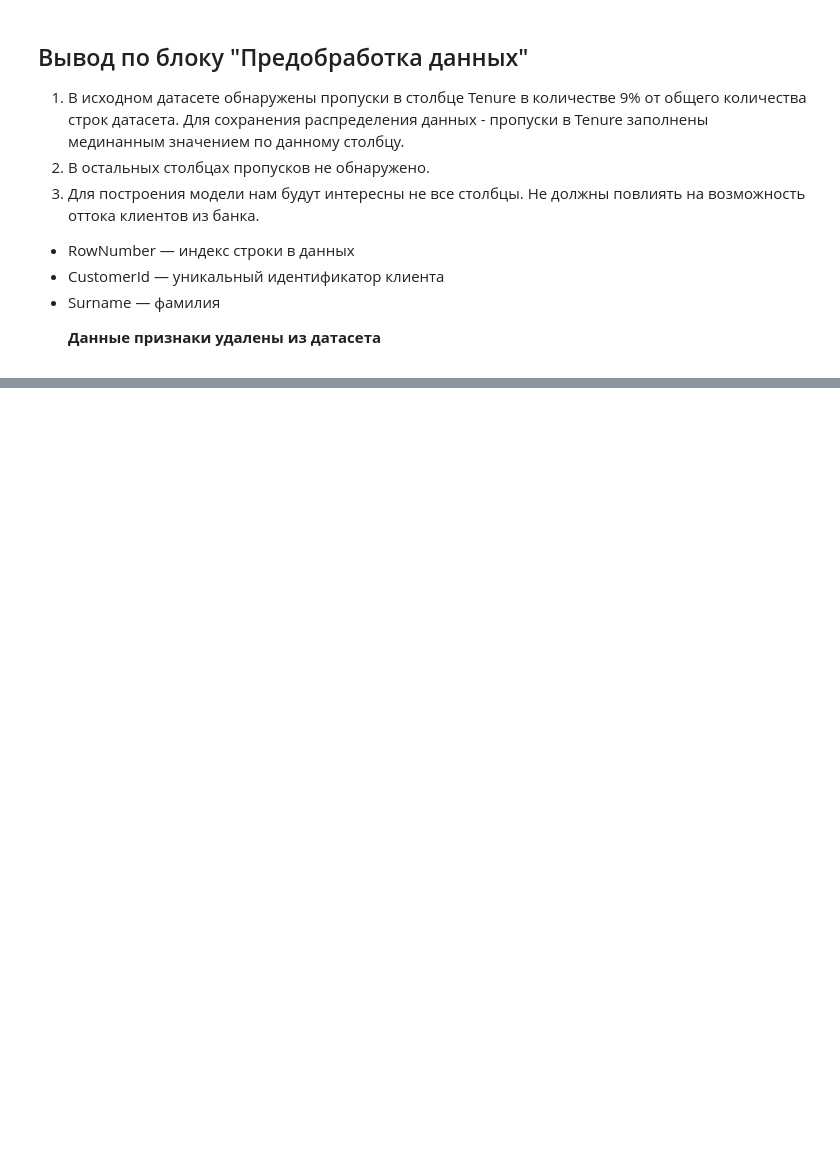
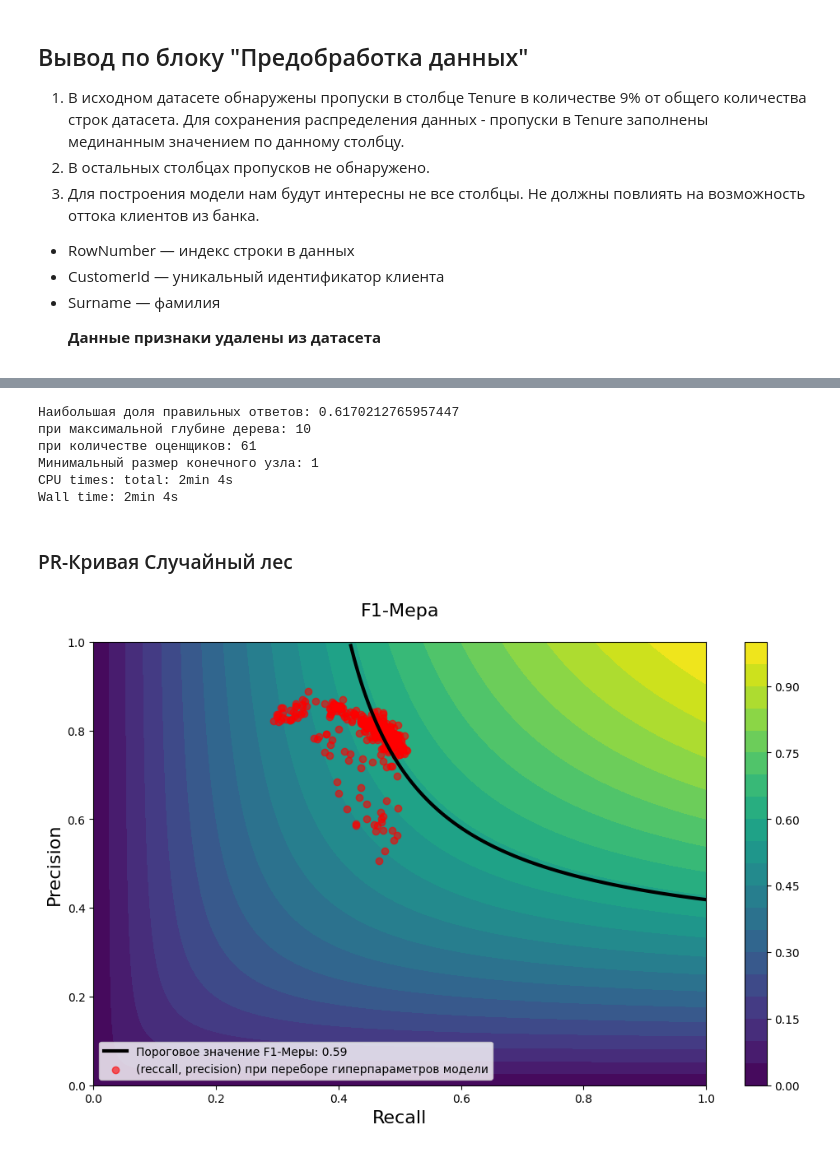
Before and after one commit to miroshkinyaroslav/Supervised-learning, a Jupyter notebook: supervised learning.ipynb, the cells around one changed output, grey strips where cells are left out. Cells and saved outputs as stored; diff of their text form; code cells hidden in the pictures; blank space fills up the shorter version.

```diff
--- a/supervised learning.ipynb
+++ b/supervised learning.ipynb
@@ -181,0 +317,53 @@ df = pd.get_dummies(df, drop_first=True);
+# %%
+%%time
+best_model_forest_classifier_non_balanced = None
+best_f1 = 0
+best_depth = 0
+best_estimators = 0
+best_leaf = 0
+f1_data = {
+    'train': [],
+    'valid': []
+
+}
+precision_data_forest = []
+recall_data_forest = []
+for depth in tqdm(range(5,15)):
+    for est in range(1,101, 10):
+        for leaf in range(1,5):
+            #initialize model
+            model = RandomForestClassifier(random_state=42, max_depth=depth, n_estimators=est, min_samples_leaf=leaf)
+            model.fit(features_train, target_train)
+            target_predict = model.predict(features_valid)
+            result_f1 = f1_score(target_valid, target_predict)
+            f1_data.get('train').append(f1_score(target_train, model.predict(features_train)))
+            f1_data.get('valid').append(f1_score(target_valid, model.predict(features_valid)))
+            warnings.filterwarnings('ignore')
+            precision_data_forest.append(precision_score\
+                                         (target_valid, model.predict(features_valid)))
+            recall_data_forest.append(recall_score\
+                                      (target_valid, model.predict(features_valid)))
+
+            if  result_f1 > best_f1:
+                best_f1 = result_f1
+                best_model_forest_classifier_non_balanced = model
+                best_depth = depth
+                best_estimators = est
+                best_leaf = leaf
+print(f'Наибольшая доля правильных ответов: {best_f1} \n\
+при максимальной глубине дерева: {best_depth}\n\
+при количестве оценщиков: {best_estimators}\n\
+Минимальный размер конечного узла: {best_leaf}')
+# %% [output]
+Наибольшая доля правильных ответов: 0.6170212765957447
+при максимальной глубине дерева: 10
+при количестве оценщиков: 61
+Минимальный размер конечного узла: 1
+CPU times: total: 2min 4s
+Wall time: 2min 4s
+# %% [markdown]
+### PR-Кривая Случайный лес
+# %%
+pr_f1(recall_data_forest,precision_data_forest, dot_size=1, alpha=0.6)
+# %% [output]
+[figure, added]
```
Also changed, not shown: parts of 24 cells of this notebook.
